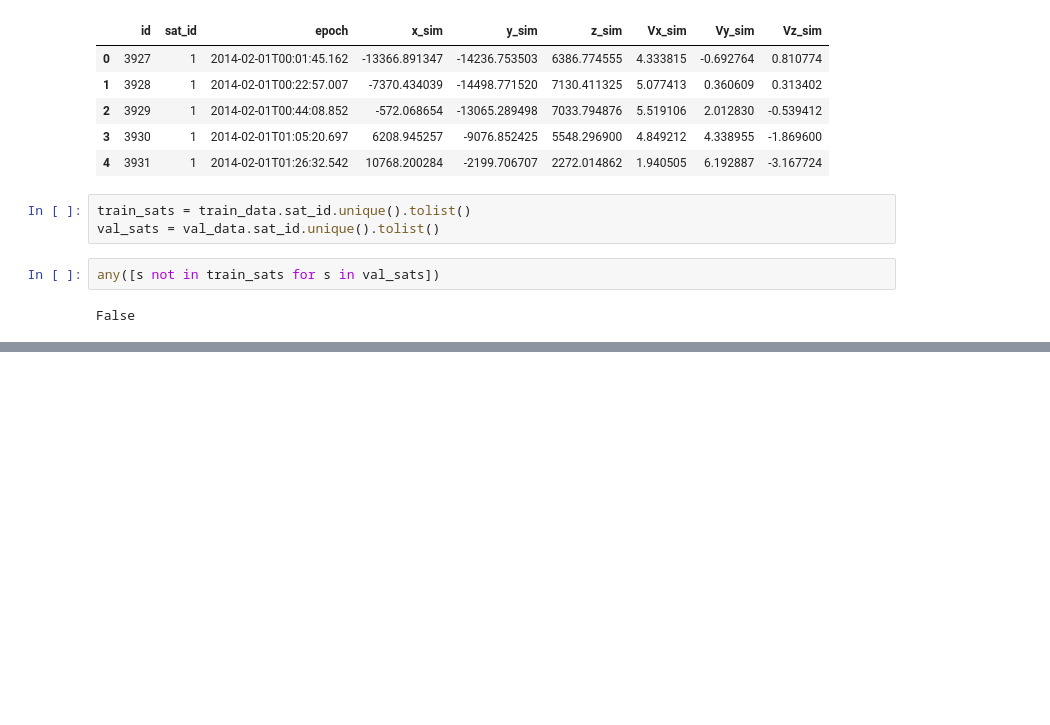
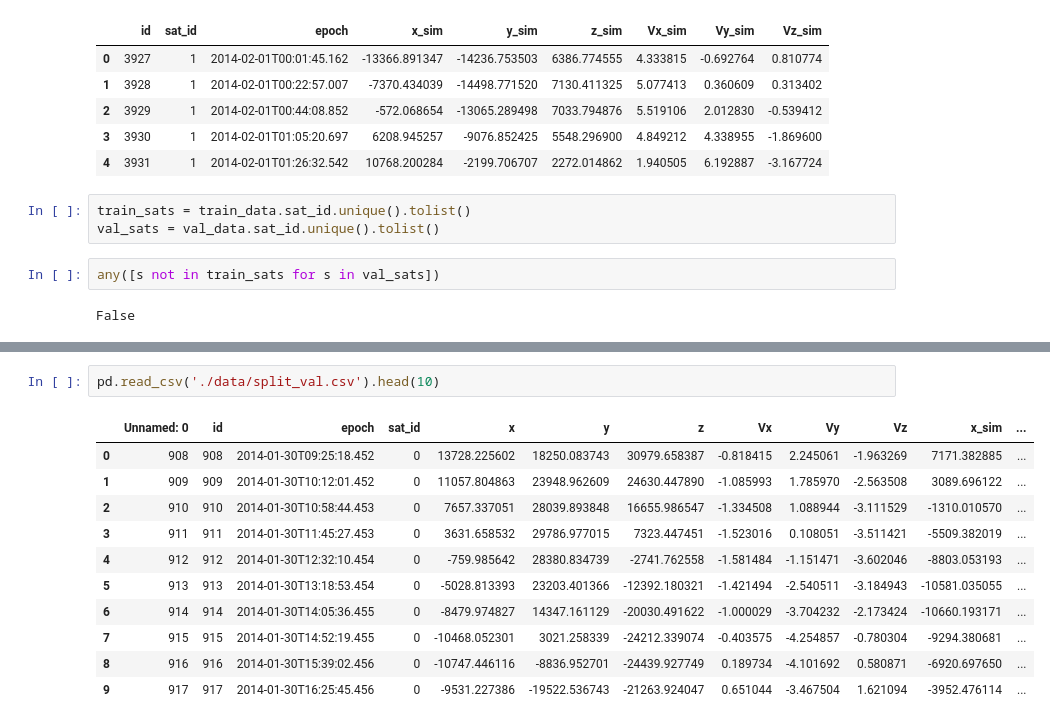
Before and after one commit to zaphodbbrx/idao, a Jupyter notebook: EDA.ipynb, the cells around one changed output, grey strips where cells are left out. Saved outputs shown, nothing was run; the diff lists cells and outputs as text; blank space fills up the shorter version.

```diff
--- a/EDA.ipynb
+++ b/EDA.ipynb
@@ -42,0 +41,14 @@ plt.scatter(df.x, df.x_sim)
+# %%
+pd.read_csv('./data/split_val.csv').head(10)
+# %% [output]
+|  | Unnamed: 0 | id | epoch | sat_id | x | y | z | Vx | Vy | Vz | x_sim | ... |
+| 0 | 908 | 908 | 2014-01-30T09:25:18.452 | 0 | 13728.225602 | 18250.083743 | 30979.658387 | -0.818415 | 2.245061 | -1.963269 | 7171.382885 | ... |
+| 1 | 909 | 909 | 2014-01-30T10:12:01.452 | 0 | 11057.804863 | 23948.962609 | 24630.447890 | -1.085993 | 1.785970 | -2.563508 | 3089.696122 | ... |
+| 2 | 910 | 910 | 2014-01-30T10:58:44.453 | 0 | 7657.337051 | 28039.893848 | 16655.986547 | -1.334508 | 1.088944 | -3.111529 | -1310.010570 | ... |
+| 3 | 911 | 911 | 2014-01-30T11:45:27.453 | 0 | 3631.658532 | 29786.977015 | 7323.447451 | -1.523016 | 0.108051 | -3.511421 | -5509.382019 | ... |
+| 4 | 912 | 912 | 2014-01-30T12:32:10.454 | 0 | -759.985642 | 28380.834739 | -2741.762558 | -1.581484 | -1.151471 | -3.602046 | -8803.053193 | ... |
+| 5 | 913 | 913 | 2014-01-30T13:18:53.454 | 0 | -5028.813393 | 23203.401366 | -12392.180321 | -1.421494 | -2.540511 | -3.184943 | -10581.035055 | ... |
+| 6 | 914 | 914 | 2014-01-30T14:05:36.455 | 0 | -8479.974827 | 14347.161129 | -20030.491622 | -1.000029 | -3.704232 | -2.173424 | -10660.193171 | ... |
+| 7 | 915 | 915 | 2014-01-30T14:52:19.455 | 0 | -10468.052301 | 3021.258339 | -24212.339074 | -0.403575 | -4.254857 | -0.780304 | -9294.380681 | ... |
+| 8 | 916 | 916 | 2014-01-30T15:39:02.456 | 0 | -10747.446116 | -8836.952701 | -24439.927749 | 0.189734 | -4.101692 | 0.580871 | -6920.697650 | ... |
+| 9 | 917 | 917 | 2014-01-30T16:25:45.456 | 0 | -9531.227386 | -19522.536743 | -21263.924047 | 0.651044 | -3.467504 | 1.621094 | -3952.476114 | ... |
```
Also changed, not shown: parts of 4 cells of this notebook, 5 other files.
